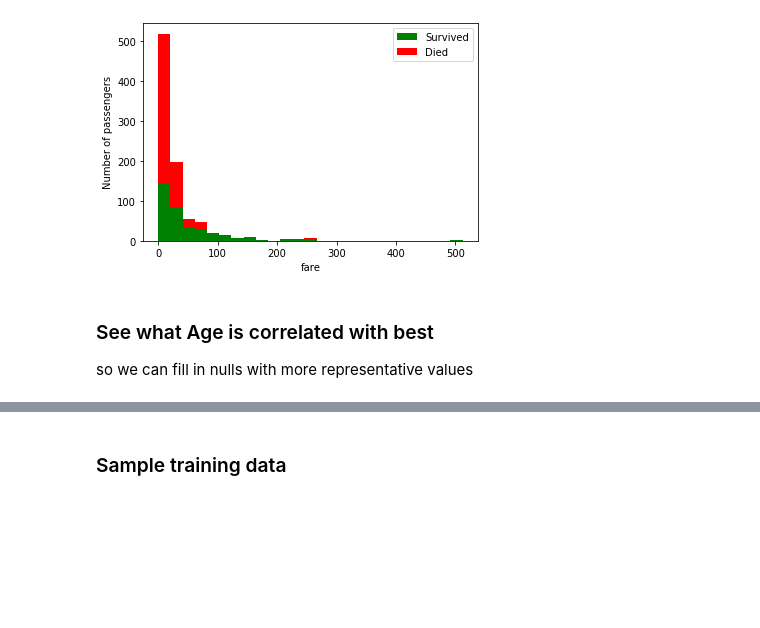
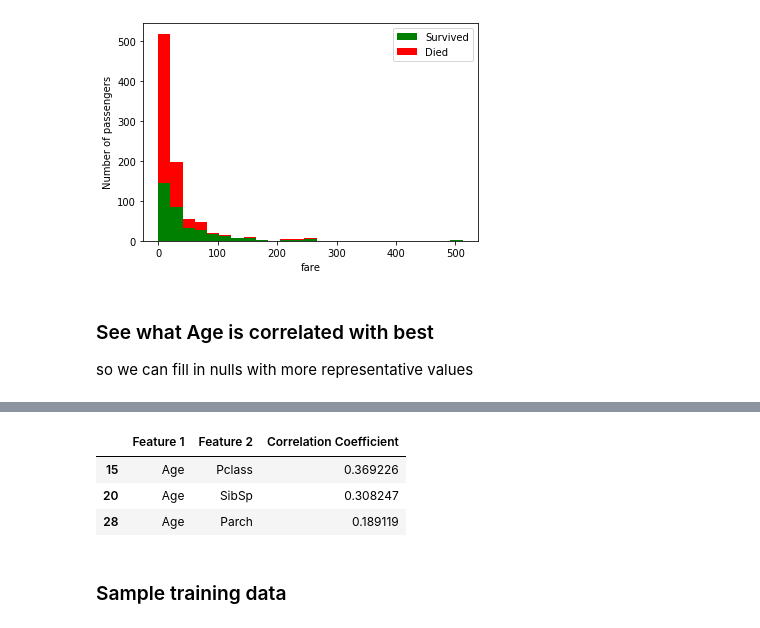
Before and after one commit to osofariu/titanic, a Jupyter notebook: titanic_kernel_ovi.ipynb, the cells around one changed output, grey strips where cells are left out. Saved outputs shown, nothing was run; the diff lists cells and outputs as text; code cells hidden in the pictures; blank space fills up the shorter version.

```diff
--- a/titanic_kernel_ovi.ipynb
+++ b/titanic_kernel_ovi.ipynb
@@ -100,3 +85,10 @@ t_test_corr[t_test_corr["Feature 1"] == "Age"]
+# %%
+groups.get_group('Age')
+# %% [output]
+|  | Feature 1 | Feature 2 | Correlation Coefficient |
+| 15 | Age | Pclass | 0.369226 |
+| 20 | Age | SibSp | 0.308247 |
+| 28 | Age | Parch | 0.189119 |
 # %% [markdown]
 ### Sample training data
 # %%
```
Also changed, not shown: parts of 14 cells of this notebook.
